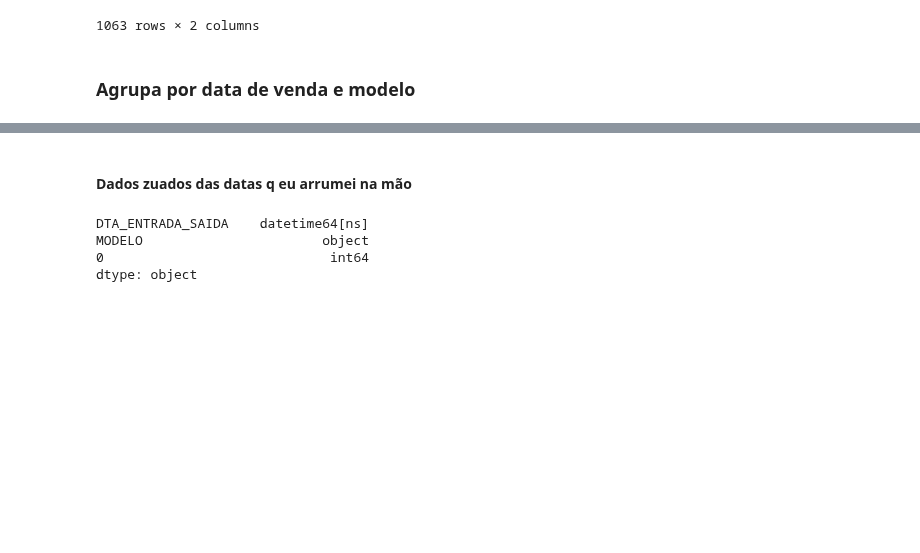
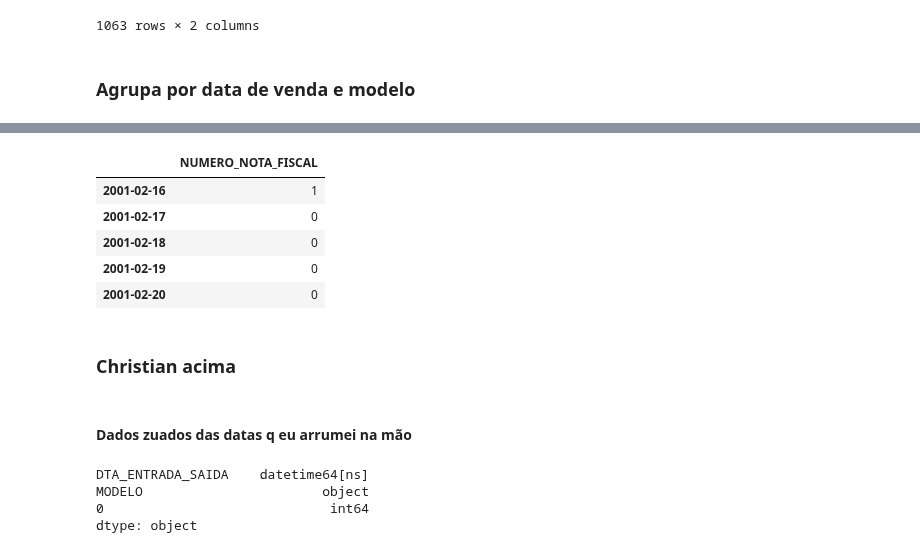
Before and after one commit to equipepontozip/sonic-the-movie, a Jupyter notebook: exploratoria/exploratoria-vendas.ipynb, the cells around one changed output, grey strips where cells are left out. Cells and saved outputs as stored; diff of their text form; code cells hidden in the pictures; blank space fills up the shorter version.

```diff
--- a/exploratoria/exploratoria-vendas.ipynb
+++ b/exploratoria/exploratoria-vendas.ipynb
@@ -195,3 +239,17 @@ gp_modelo_date = df_vendas.groupby(['DTA_ENTRADA_SAIDA', 'MODELO'])
+# %%
+idx = pd.date_range('02-16-2001', '12-20-2019')
+#index = pd.DatetimeIndex(idx)
+gp_modelo_date = gp_modelo_date.reindex(idx, fill_value=0)
+gp_modelo_date.head()
+# %% [output]
+|  | NUMERO_NOTA_FISCAL |
+| 2001-02-16 | 1 |
+| 2001-02-17 | 0 |
+| 2001-02-18 | 0 |
+| 2001-02-19 | 0 |
+| 2001-02-20 | 0 |
+# %% [markdown]
+### Christian acima
 # %%
 modelo_date_s = gp_modelo_date.size()
 # %%
```
Also changed, not shown: parts of 8 cells of this notebook.
